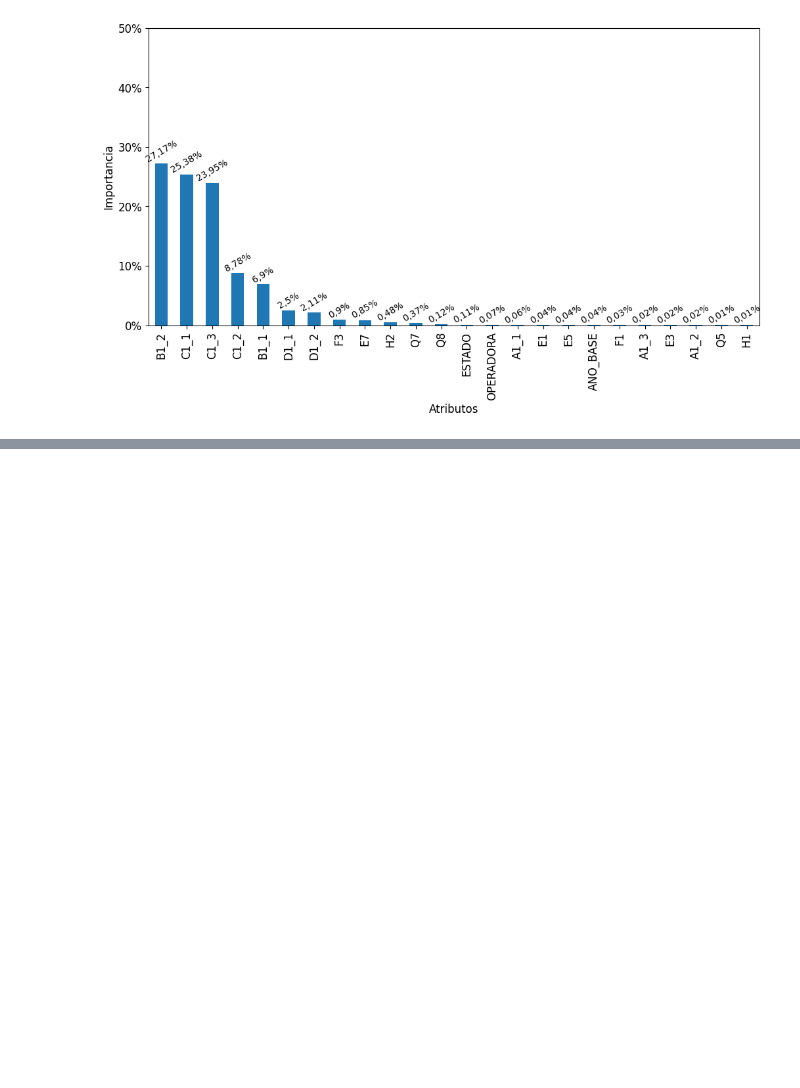
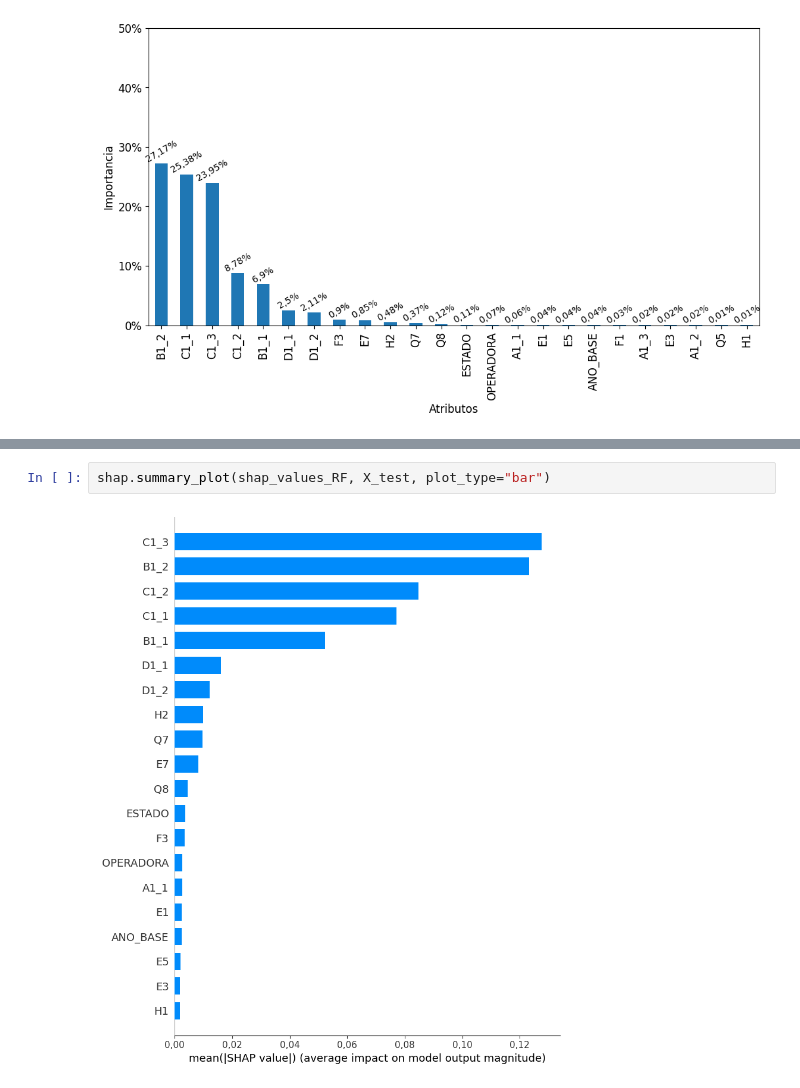
Before and after one commit to mrelero/machine-learning-anatel-database, a Jupyter notebook: Paper2/Model1/Model1.ipynb, the cells around one changed output, grey strips where cells are left out. Cells and saved outputs as stored; diff of their text form; blank space fills up the shorter version.

```diff
--- a/Paper2/Model1/Model1.ipynb
+++ b/Paper2/Model1/Model1.ipynb
@@ -742,0 +775,4 @@ plt.gcf().set_size_inches(12, 6)
+# %%
+shap.summary_plot(shap_values_RF, X_test, plot_type="bar")
+# %% [output]
+[figure, added]
```
Also changed, not shown: parts of 31 cells of this notebook, 1 other file.
